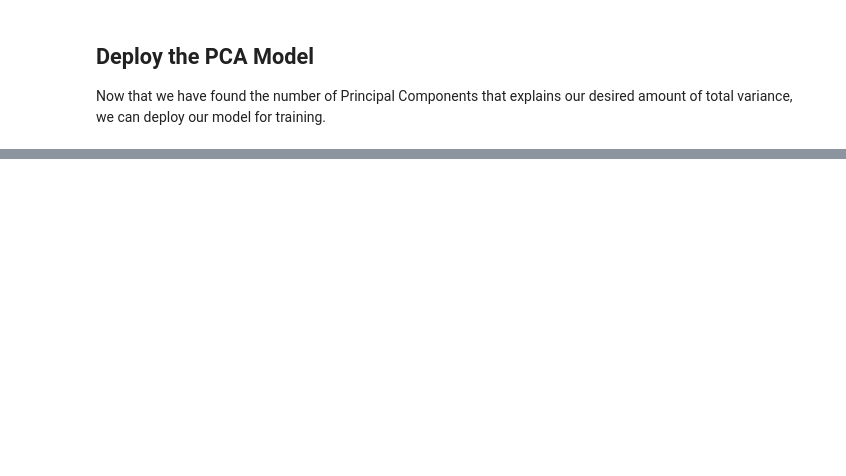
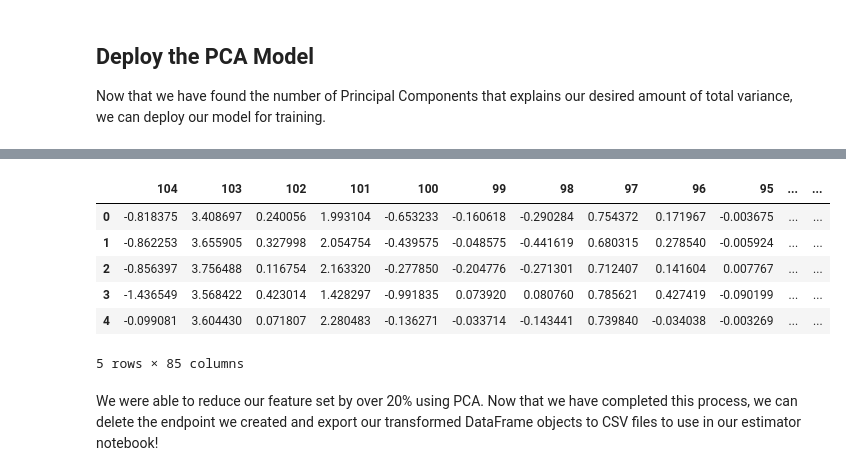
Before and after one commit to stonecoldnicole/flip-or-skip, a Jupyter notebook: Feature_Engineering.ipynb, the cells around one changed output, grey strips where cells are left out. Cells and saved outputs as stored; diff of their text form; code cells hidden in the pictures; blank space fills up the shorter version.

```diff
--- a/Feature_Engineering.ipynb
+++ b/Feature_Engineering.ipynb
@@ -312,0 +396,12 @@ print(train_pca[0])
+# %%
+transformed_past.head()
+# %% [output]
+|  | 104 | 103 | 102 | 101 | 100 | 99 | 98 | 97 | 96 | 95 | ... | ... |
+| 0 | -0.818375 | 3.408697 | 0.240056 | 1.993104 | -0.653233 | -0.160618 | -0.290284 | 0.754372 | 0.171967 | -0.003675 | ... | ... |
+| 1 | -0.862253 | 3.655905 | 0.327998 | 2.054754 | -0.439575 | -0.048575 | -0.441619 | 0.680315 | 0.278540 | -0.005924 | ... | ... |
+| 2 | -0.856397 | 3.756488 | 0.116754 | 2.163320 | -0.277850 | -0.204776 | -0.271301 | 0.712407 | 0.141604 | 0.007767 | ... | ... |
+| 3 | -1.436549 | 3.568422 | 0.423014 | 1.428297 | -0.991835 | 0.073920 | 0.080760 | 0.785621 | 0.427419 | -0.090199 | ... | ... |
+| 4 | -0.099081 | 3.604430 | 0.071807 | 2.280483 | -0.136271 | -0.033714 | -0.143441 | 0.739840 | -0.034038 | -0.003269 | ... | ... |
+5 rows × 85 columns
+# %% [markdown]
+We were able to reduce our feature set by over 20% using PCA. Now that we have completed this process, we can delete the endpoint we created and export our transformed DataFrame objects to CSV files to use in our estimator notebook!
```
Also changed, not shown: parts of 23 cells of this notebook, 2 other files.
